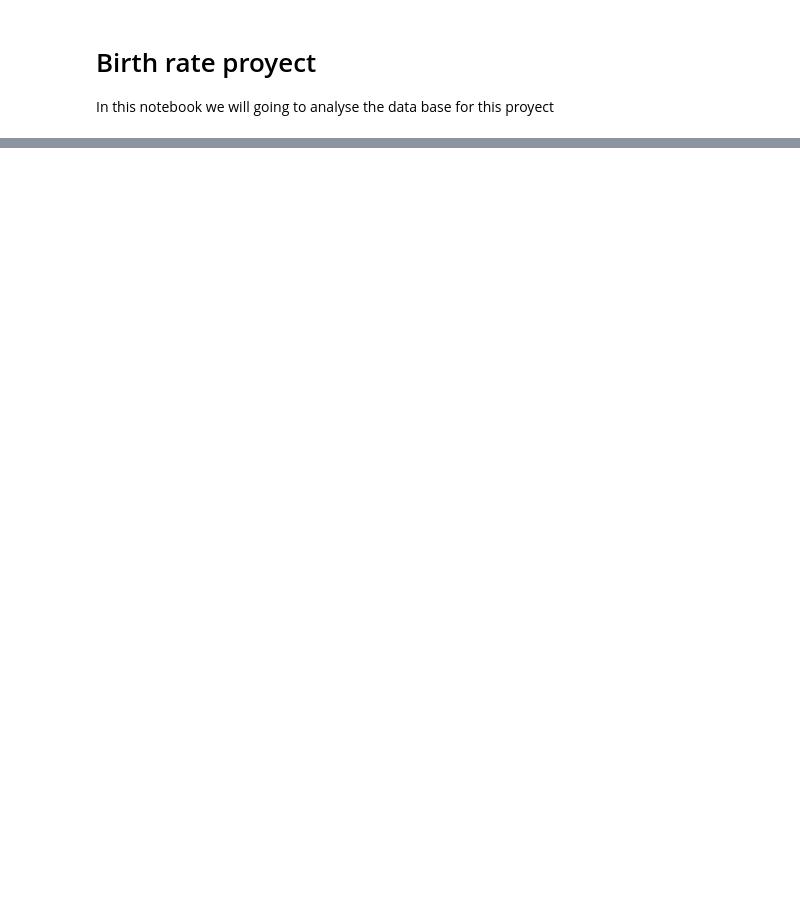
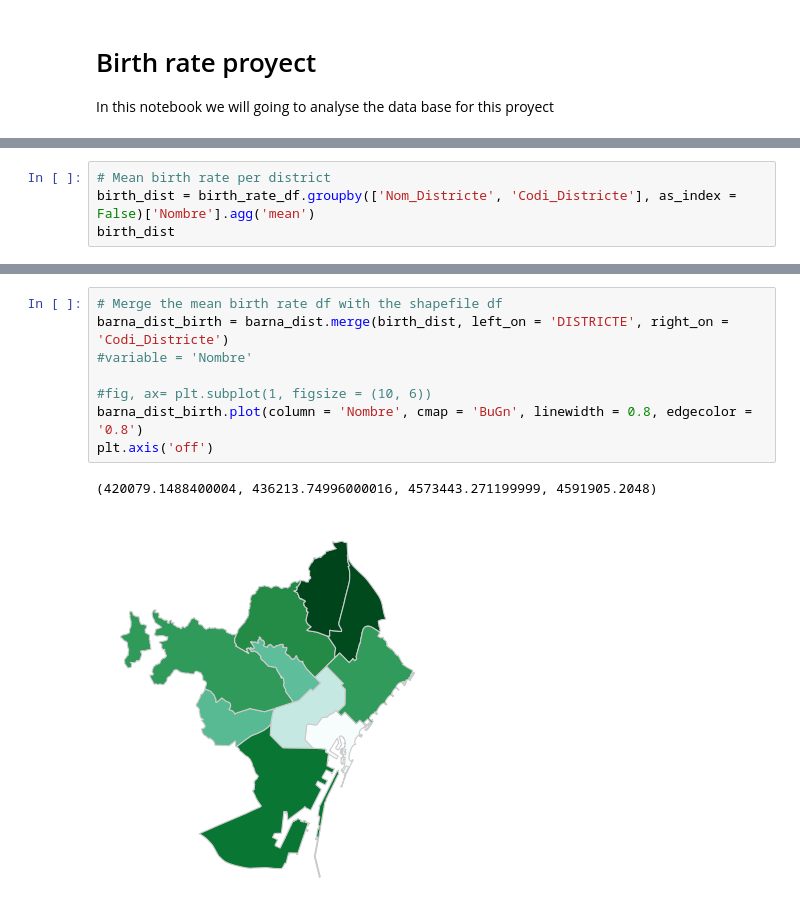
Before and after one commit to JuliaAT/AVDM-project, a Jupyter notebook: birth-per-income.ipynb, the cells around one changed output, grey strips where cells are left out. Saved outputs shown, nothing was run; the diff lists cells and outputs as text; blank space fills up the shorter version.

```diff
--- a/birth-per-income.ipynb
+++ b/birth-per-income.ipynb
@@ -68,0 +110,4 @@ birth_rate_df[birth_rate_df['Age'] == '15-19'].sort_values(by=['Nombre'], ascend
+# %%
+# Mean birth rate per district
+birth_dist = birth_rate_df.groupby(['Nom_Districte', 'Codi_Districte'], as_index = False)['Nombre'].agg('mean')
+birth_dist
@@ -68,0 +142,11 @@ birth_rate_df[birth_rate_df['Age'] == '15-19'].sort_values(by=['Nombre'], ascend
+# %%
+# Merge the mean birth rate df with the shapefile df
+barna_dist_birth = barna_dist.merge(birth_dist, left_on = 'DISTRICTE', right_on = 'Codi_Districte')
+#variable = 'Nombre'
+
+#fig, ax= plt.subplot(1, figsize = (10, 6))
+barna_dist_birth.plot(column = 'Nombre', cmap = 'BuGn', linewidth = 0.8, edgecolor = '0.8')
+plt.axis('off')
+# %% [output]
+(420079.1488400004, 436213.74996000016, 4573443.271199999, 4591905.2048)
+[figure, added]
```
Also changed, not shown: parts of 9 cells of this notebook, 35 other files.
